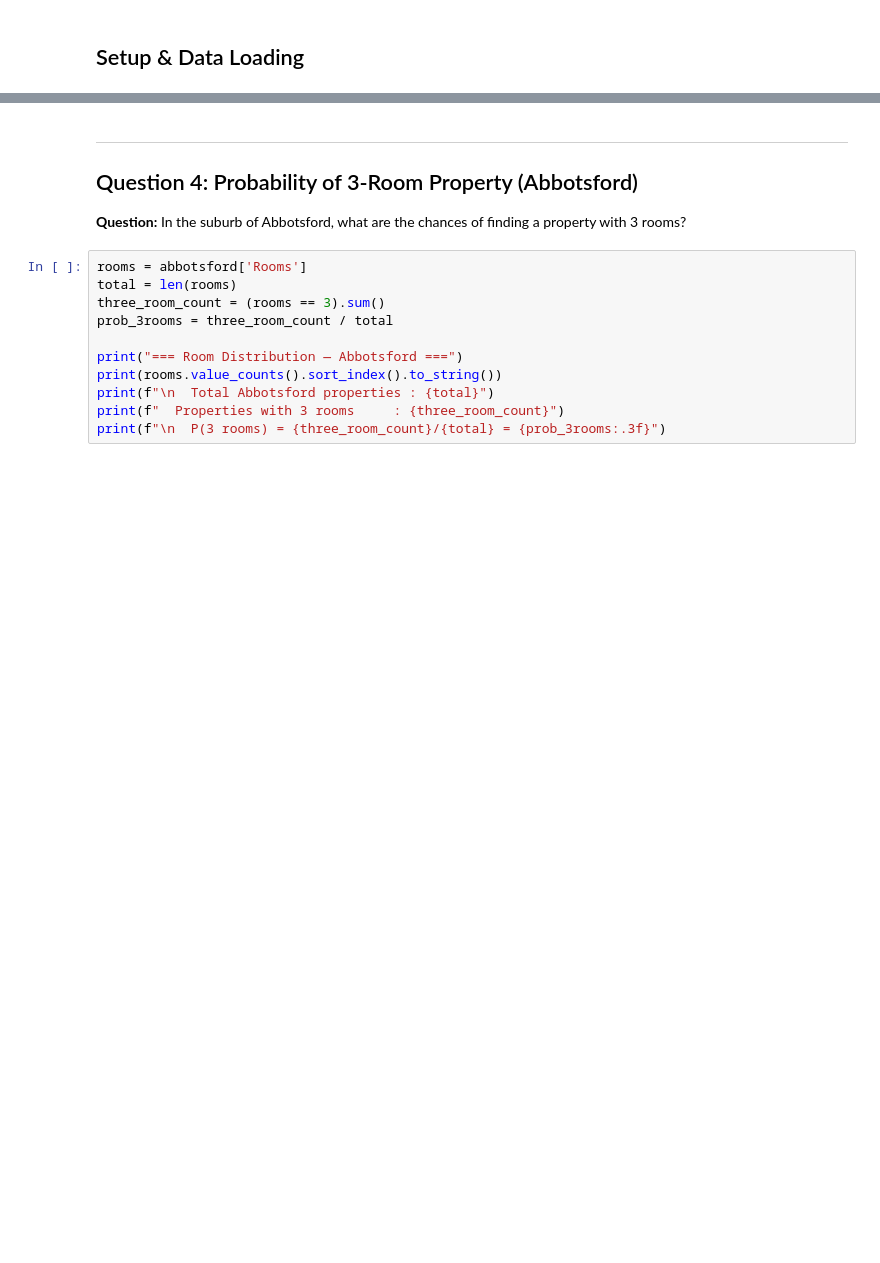
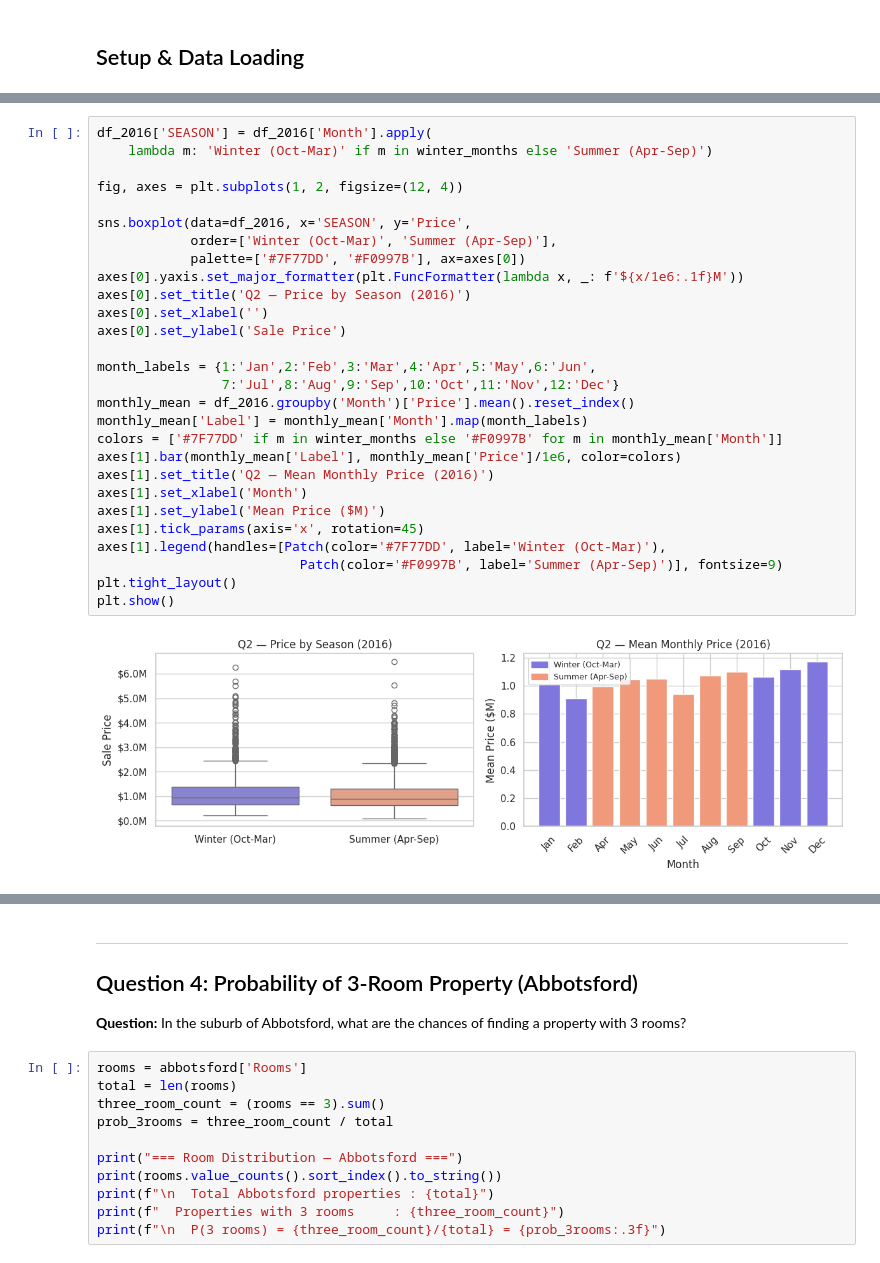
Before and after one commit to manidixit16/Assignment-statistics-decision-making, a Jupyter notebook: notebooks/Mani_Dixit_CPDA_B3.ipynb, the cells around one changed output, grey strips where cells are left out. Saved outputs shown, nothing was run; the diff lists cells and outputs as text; blank space fills up the shorter version.

```diff
--- a/notebooks/Mani_Dixit_CPDA_B3.ipynb
+++ b/notebooks/Mani_Dixit_CPDA_B3.ipynb
@@ -224,0 +174,30 @@ else:
+# %%
+df_2016['SEASON'] = df_2016['Month'].apply(
+    lambda m: 'Winter (Oct-Mar)' if m in winter_months else 'Summer (Apr-Sep)')
+
+fig, axes = plt.subplots(1, 2, figsize=(12, 4))
+
+sns.boxplot(data=df_2016, x='SEASON', y='Price',
+            order=['Winter (Oct-Mar)', 'Summer (Apr-Sep)'],
+            palette=['#7F77DD', '#F0997B'], ax=axes[0])
+axes[0].yaxis.set_major_formatter(plt.FuncFormatter(lambda x, _: f'${x/1e6:.1f}M'))
+axes[0].set_title('Q2 — Price by Season (2016)')
+axes[0].set_xlabel('')
+axes[0].set_ylabel('Sale Price')
+
+month_labels = {1:'Jan',2:'Feb',3:'Mar',4:'Apr',5:'May',6:'Jun',
+                7:'Jul',8:'Aug',9:'Sep',10:'Oct',11:'Nov',12:'Dec'}
+monthly_mean = df_2016.groupby('Month')['Price'].mean().reset_index()
+monthly_mean['Label'] = monthly_mean['Month'].map(month_labels)
+colors = ['#7F77DD' if m in winter_months else '#F0997B' for m in monthly_mean['Month']]
+axes[1].bar(monthly_mean['Label'], monthly_mean['Price']/1e6, color=colors)
+axes[1].set_title('Q2 — Mean Monthly Price (2016)')
+axes[1].set_xlabel('Month')
+axes[1].set_ylabel('Mean Price ($M)')
+axes[1].tick_params(axis='x', rotation=45)
+axes[1].legend(handles=[Patch(color='#7F77DD', label='Winter (Oct-Mar)'),
+                          Patch(color='#F0997B', label='Summer (Apr-Sep)')], fontsize=9)
+plt.tight_layout()
+plt.show()
+# %% [output]
+[figure, added]
```
Also changed, not shown: parts of 56 cells of this notebook.
